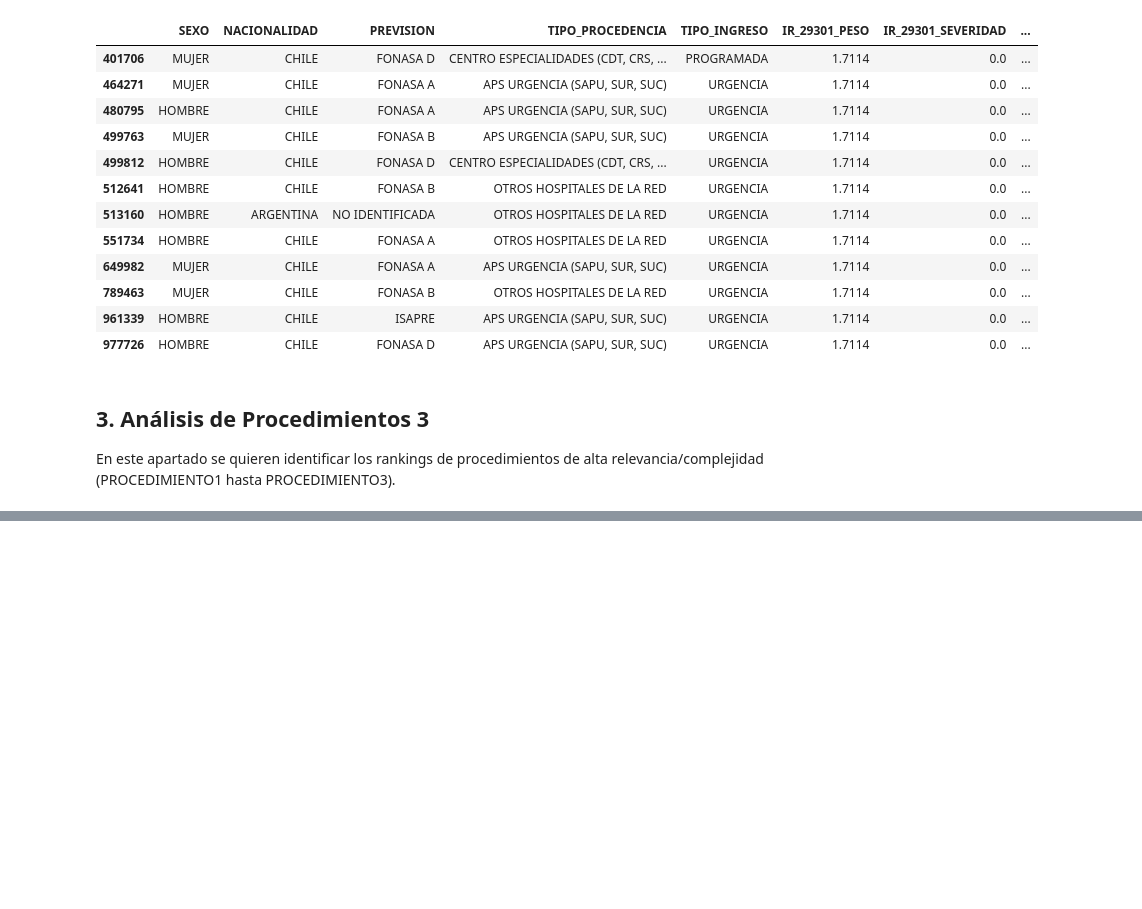
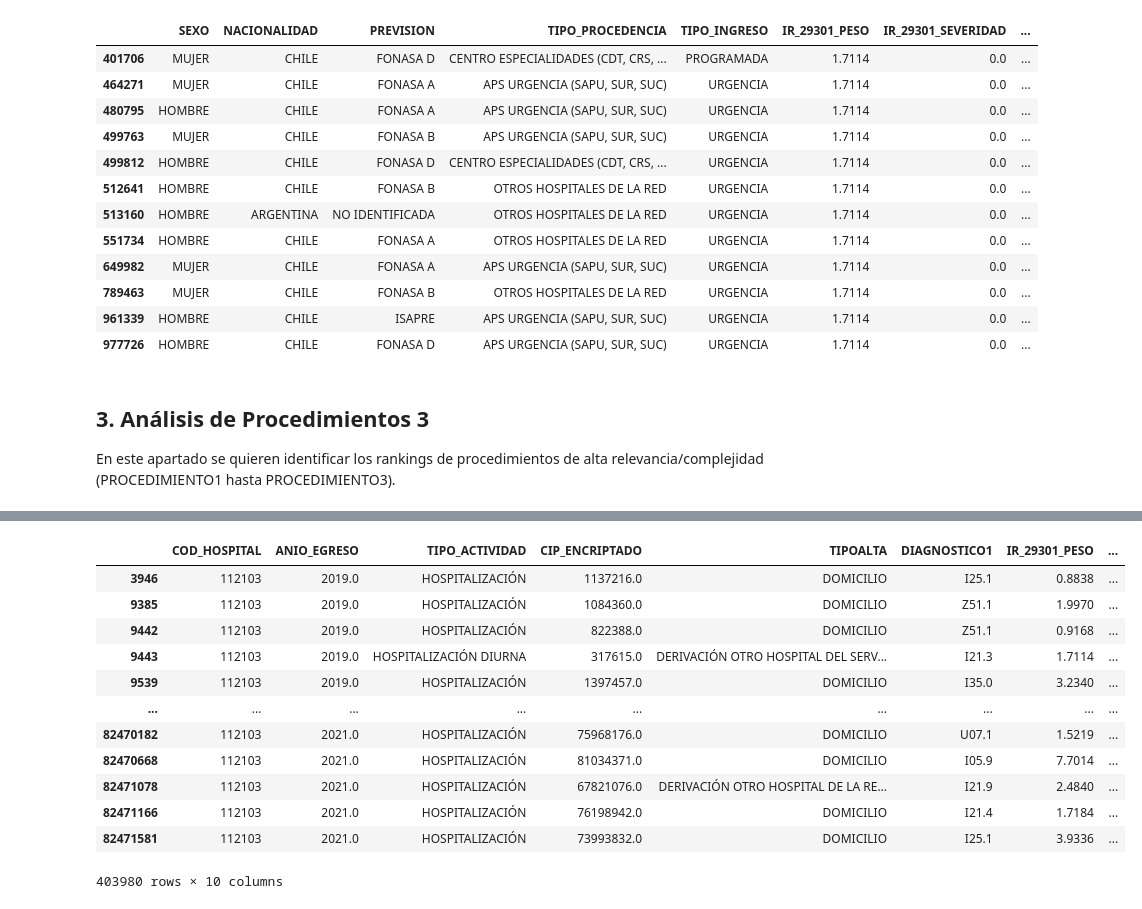
Before and after one commit to JavierRojas14/grd, a Jupyter notebook: notebooks/2.0-jrb-number-of-procedures-per-diagnosis.ipynb, the cells around one changed output, grey strips where cells are left out. Cells and saved outputs as stored; diff of their text form; code cells hidden in the pictures; blank space fills up the shorter version.

Commit message:
Obtiene canasta de procedimientos hospital

```diff
--- a/notebooks/2.0-jrb-number-of-procedures-per-diagnosis.ipynb
+++ b/notebooks/2.0-jrb-number-of-procedures-per-diagnosis.ipynb
@@ -465,0 +480,18 @@ conteo_y_ranking_procedimientos_3.to_excel("../data/interim/procedimientos_3_grd
+# %%
+procedimientos_torax_long = procedimientos_formato_long.query("COD_HOSPITAL == @HOSPITAL_DEL_TORAX")
+# %%
+display(procedimientos_torax_long)
+# %% [output]
+|  | COD_HOSPITAL | ANIO_EGRESO | TIPO_ACTIVIDAD | CIP_ENCRIPTADO | TIPOALTA | DIAGNOSTICO1 | IR_29301_PESO | ... |
+| 3946 | 112103 | 2019.0 | HOSPITALIZACIÓN | 1137216.0 | DOMICILIO | I25.1 | 0.8838 | ... |
+| 9385 | 112103 | 2019.0 | HOSPITALIZACIÓN | 1084360.0 | DOMICILIO | Z51.1 | 1.9970 | ... |
+| 9442 | 112103 | 2019.0 | HOSPITALIZACIÓN | 822388.0 | DOMICILIO | Z51.1 | 0.9168 | ... |
+| 9443 | 112103 | 2019.0 | HOSPITALIZACIÓN DIURNA | 317615.0 | DERIVACIÓN OTRO HOSPITAL DEL SERV... | I21.3 | 1.7114 | ... |
+| 9539 | 112103 | 2019.0 | HOSPITALIZACIÓN | 1397457.0 | DOMICILIO | I35.0 | 3.2340 | ... |
+| ... | ... | ... | ... | ... | ... | ... | ... | ... |
+| 82470182 | 112103 | 2021.0 | HOSPITALIZACIÓN | 75968176.0 | DOMICILIO | U07.1 | 1.5219 | ... |
+| 82470668 | 112103 | 2021.0 | HOSPITALIZACIÓN | 81034371.0 | DOMICILIO | I05.9 | 7.7014 | ... |
+| 82471078 | 112103 | 2021.0 | HOSPITALIZACIÓN | 67821076.0 | DERIVACIÓN OTRO HOSPITAL DE LA RE... | I21.9 | 2.4840 | ... |
+| 82471166 | 112103 | 2021.0 | HOSPITALIZACIÓN | 76198942.0 | DOMICILIO | I21.4 | 1.7184 | ... |
+| 82471581 | 112103 | 2021.0 | HOSPITALIZACIÓN | 73993832.0 | DOMICILIO | I25.1 | 3.9336 | ... |
+403980 rows × 10 columns
```
Also changed, not shown: parts of 5 cells of this notebook, 1 other file.
